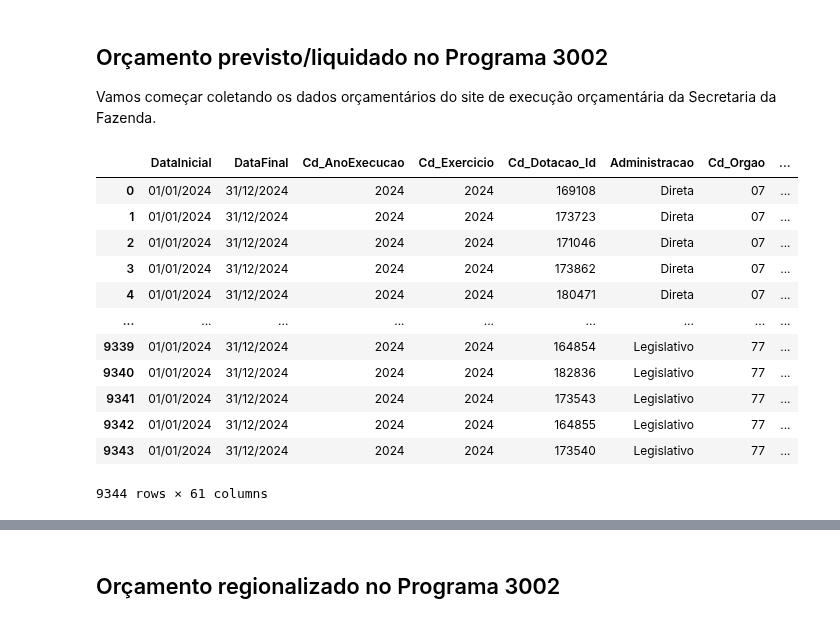
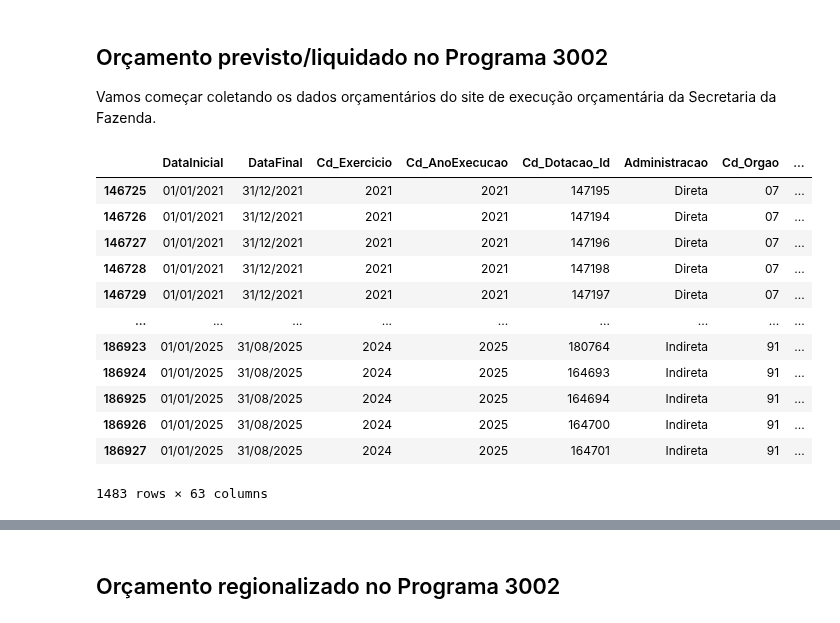
Before and after one commit to ObservatorioPoliticasTCM/datasp-dados, a Jupyter notebook: notebooks_outputs/urbanismo/03 habitação - extração.ipynb, the cells around one changed output, grey strips where cells are left out. Cells and saved outputs as stored; diff of their text form; code cells hidden in the pictures.

Commit message:
Dados de orcamento atualizados para anos de 2021 a 2024

```diff
--- a/notebooks_outputs/urbanismo/03 habitação - extração.ipynb
+++ b/notebooks_outputs/urbanismo/03 habitação - extração.ipynb
@@ -13,25 +13,36 @@ Posteriormente, um novo documento apresentou várias informações diferentes re
 ## Orçamento previsto/liquidado no Programa 3002
 
 Vamos começar coletando os dados orçamentários do site de execução orçamentária da Secretaria da Fazenda.
+# %%
+def download_orcamento(url_orcamento):
+    df_orcamento = pd.read_csv(url_orcamento,
+                               sep=';',
+                               encoding='latin1',
+                               dtype=str)
+    for col in [col for col in df_orcamento.columns if 'Vl' in col]:
+        df_orcamento[col] = df_orcamento[col].str.replace('.', '')
+        df_orcamento[col] = df_orcamento[col].str.replace(',', '.')
+        df_orcamento[col] = df_orcamento[col].str.replace(',', '.').astype(float)
+    if 'DataExtracao' in df_orcamento.columns:
+        df_orcamento.loc[:, 'DataExtracao'] = pd.to_datetime(df_orcamento['DataExtracao'], format='%d/%m/%Y')
+    df_orcamento = df_orcamento.loc[df_orcamento['Cd_Funcao']=='16']
+    return df_orcamento
 # %%
-url_orcamento = 'https://orcamento.sf.prefeitura.sp.gov.br/orcamento/uploads/2024/basedadosexecucao_1224.csv'
-df_orcamento = pd.read_csv(url_orcamento,
-                           sep=';',
-                           decimal=',',
-                           encoding='latin1',
-                           dtype=str)
+df_orcamento = download_orcamento('https://orcamento.sf.prefeitura.sp.gov.br/orcamento/uploads/2025/basedadosexecucaoConsolidadosComRestos_0825.csv')
+df_orcamento = df_orcamento[
+    df_orcamento['Cd_Exercicio'].isin([f'202{i}' for i in range(1, 5)])]
 df_orcamento
 # %% [output]
-|  | DataInicial | DataFinal | Cd_AnoExecucao | Cd_Exercicio | Cd_Dotacao_Id | Administracao | Cd_Orgao | ... |
-| 0 | 01/01/2024 | 31/12/2024 | 2024 | 2024 | 169108 | Direta | 07 | ... |
-| 1 | 01/01/2024 | 31/12/2024 | 2024 | 2024 | 173723 | Direta | 07 | ... |
-| 2 | 01/01/2024 | 31/12/2024 | 2024 | 2024 | 171046 | Direta | 07 | ... |
-| 3 | 01/01/2024 | 31/12/2024 | 2024 | 2024 | 173862 | Direta | 07 | ... |
-| 4 | 01/01/2024 | 31/12/2024 | 2024 | 2024 | 180471 | Direta | 07 | ... |
+|  | DataInicial | DataFinal | Cd_Exercicio | Cd_AnoExecucao | Cd_Dotacao_Id | Administracao | Cd_Orgao | ... |
+| 146725 | 01/01/2021 | 31/12/2021 | 2021 | 2021 | 147195 | Direta | 07 | ... |
+| 146726 | 01/01/2021 | 31/12/2021 | 2021 | 2021 | 147194 | Direta | 07 | ... |
+| 146727 | 01/01/2021 | 31/12/2021 | 2021 | 2021 | 147196 | Direta | 07 | ... |
+| 146728 | 01/01/2021 | 31/12/2021 | 2021 | 2021 | 147198 | Direta | 07 | ... |
+| 146729 | 01/01/2021 | 31/12/2021 | 2021 | 2021 | 147197 | Direta | 07 | ... |
 | ... | ... | ... | ... | ... | ... | ... | ... | ... |
-| 9339 | 01/01/2024 | 31/12/2024 | 2024 | 2024 | 164854 | Legislativo | 77 | ... |
-| 9340 | 01/01/2024 | 31/12/2024 | 2024 | 2024 | 182836 | Legislativo | 77 | ... |
-| 9341 | 01/01/2024 | 31/12/2024 | 2024 | 2024 | 173543 | Legislativo | 77 | ... |
-| 9342 | 01/01/2024 | 31/12/2024 | 2024 | 2024 | 164855 | Legislativo | 77 | ... |
-| 9343 | 01/01/2024 | 31/12/2024 | 2024 | 2024 | 173540 | Legislativo | 77 | ... |
+| 186923 | 01/01/2025 | 31/08/2025 | 2024 | 2025 | 180764 | Indireta | 91 | ... |
+| 186924 | 01/01/2025 | 31/08/2025 | 2024 | 2025 | 164693 | Indireta | 91 | ... |
+| 186925 | 01/01/2025 | 31/08/2025 | 2024 | 2025 | 164694 | Indireta | 91 | ... |
+| 186926 | 01/01/2025 | 31/08/2025 | 2024 | 2025 | 164700 | Indireta | 91 | ... |
+| 186927 | 01/01/2025 | 31/08/2025 | 2024 | 2025 | 164701 | Indireta | 91 | ... |
-9344 rows × 61 columns
+1483 rows × 63 columns
```
Also changed, not shown: parts of 15 cells of this notebook, 1 other file.
